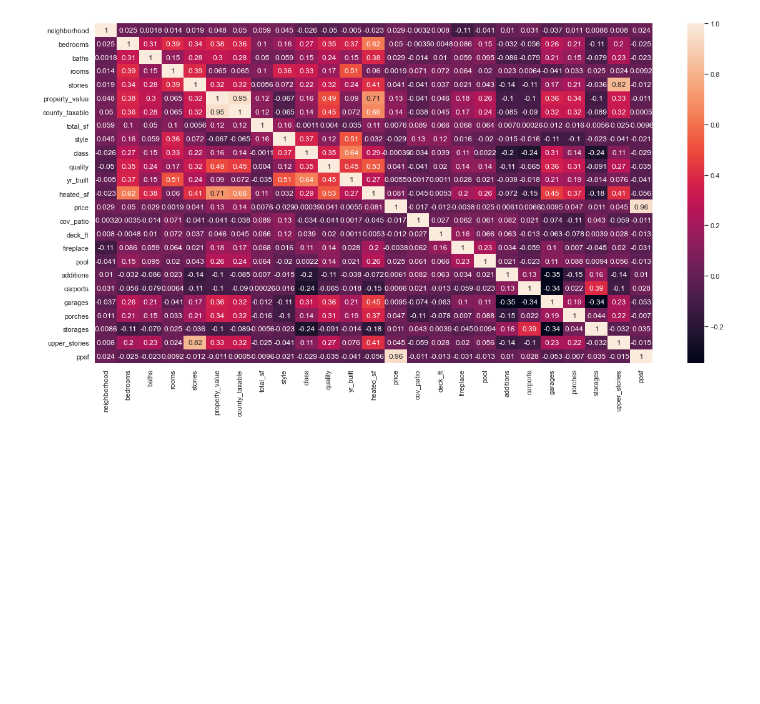
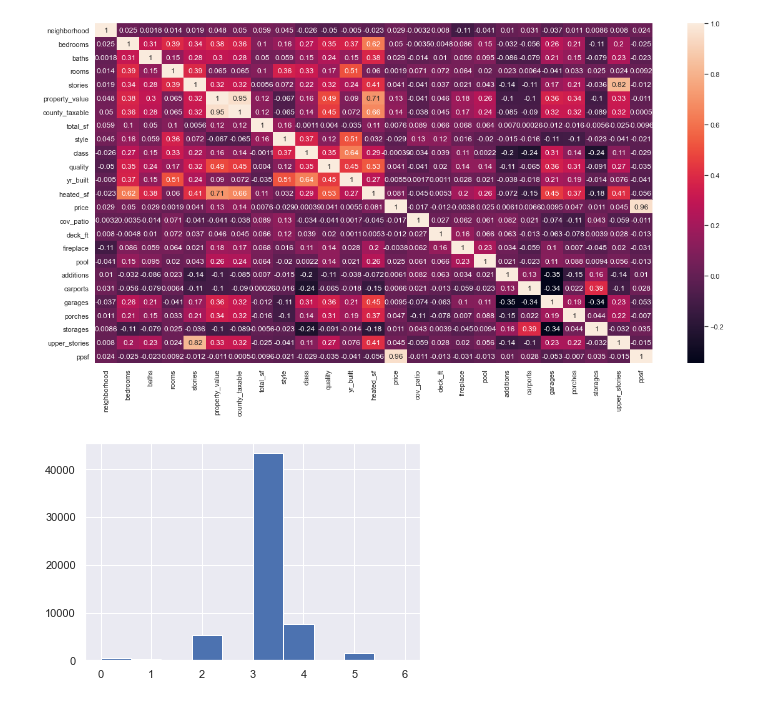
Before and after one commit to WillRobinson152/DS_Assingments, a Jupyter notebook: Jax Housing Analysis/4.EDA.ipynb, the cells around one changed output. Saved outputs shown, nothing was run; the diff lists cells and outputs as text; code cells hidden in the pictures; blank space fills up the shorter version.

```diff
--- a/Jax Housing Analysis/4.EDA.ipynb
+++ b/Jax Housing Analysis/4.EDA.ipynb
@@ -65,3 +65,7 @@ plt.figure(figsize=(20,10))
 im = sns.heatmap(reduced.corr(), annot=True)
 # %% [output]
 [figure]
+# %%
+_ = plt.hist(df['quality'])
+# %% [output]
+[figure, added]
```
Also changed, not shown: parts of 14 cells of this notebook, 2 other files.
